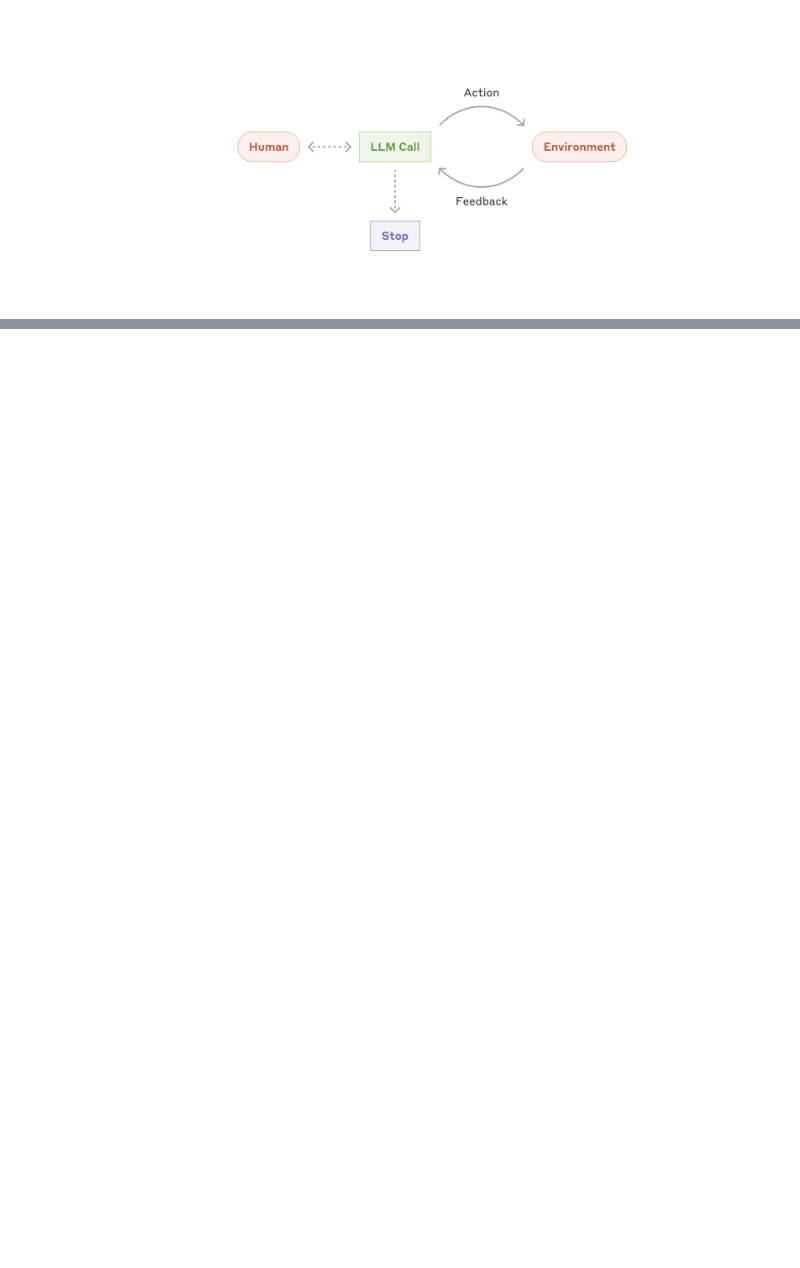
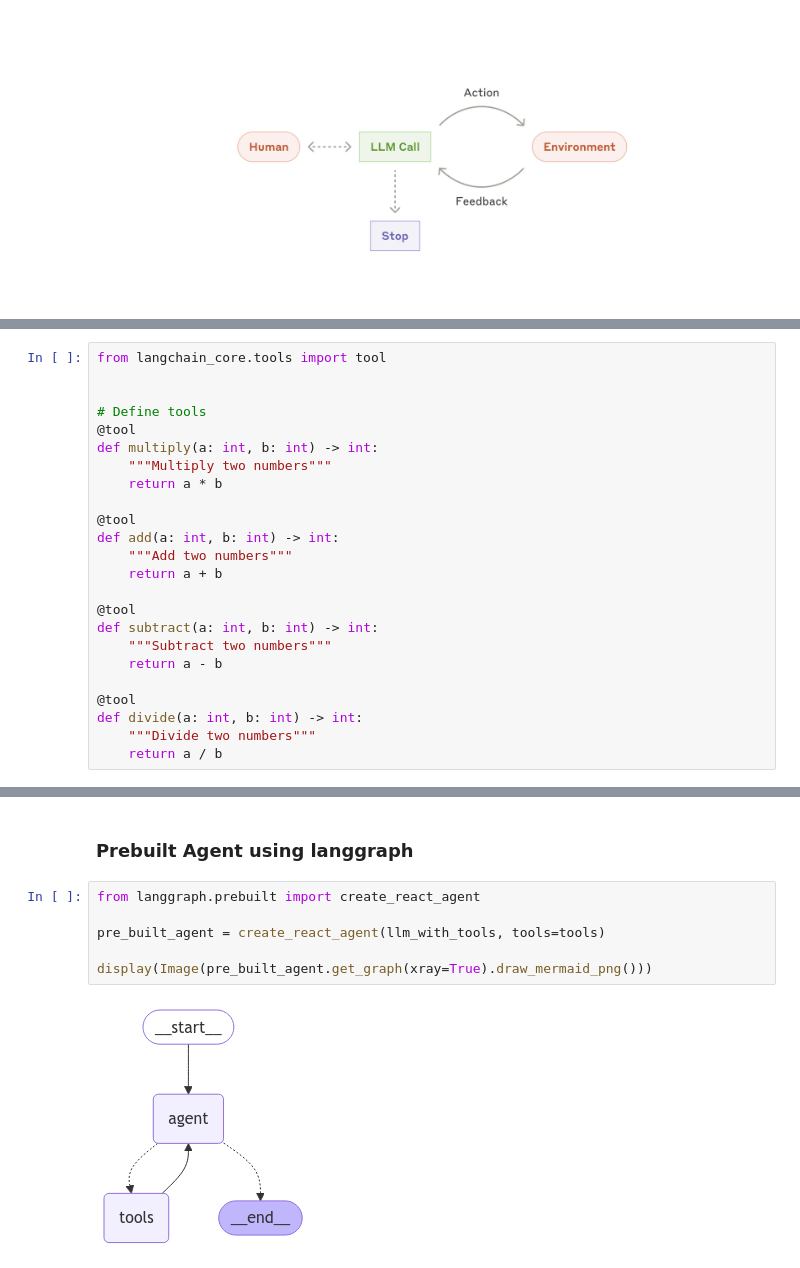
Before and after one commit to sumit-kushwah/langchain-learn, a Jupyter notebook: building-effective-agents-langgraph/Agent.ipynb, the cells around one changed output, grey strips where cells are left out. Drawn from its saved outputs; the diff is of its cells as text; blank space fills up the shorter version.

```diff
--- a/building-effective-agents-langgraph/Agent.ipynb
+++ b/building-effective-agents-langgraph/Agent.ipynb
@@ -16,0 +35,24 @@ Our “computer use” reference implementation, where Claude uses a computer to
+# %%
+from langchain_core.tools import tool
+
+
+# Define tools
+@tool
+def multiply(a: int, b: int) -> int:
+    """Multiply two numbers"""
+    return a * b
+
+@tool
+def add(a: int, b: int) -> int:
+    """Add two numbers"""
+    return a + b
+
+@tool
+def subtract(a: int, b: int) -> int:
+    """Subtract two numbers"""
+    return a - b
+
+@tool
+def divide(a: int, b: int) -> int:
+    """Divide two numbers"""
+    return a / b
@@ -16,0 +151,10 @@ Our “computer use” reference implementation, where Claude uses a computer to
+# %% [markdown]
+### Prebuilt Agent using langgraph
+# %%
+from langgraph.prebuilt import create_react_agent
+
+pre_built_agent = create_react_agent(llm_with_tools, tools=tools)
+
+display(Image(pre_built_agent.get_graph(xray=True).draw_mermaid_png()))
+# %% [output]
+[figure, added]
```
Also changed, not shown: parts of 7 cells of this notebook.
